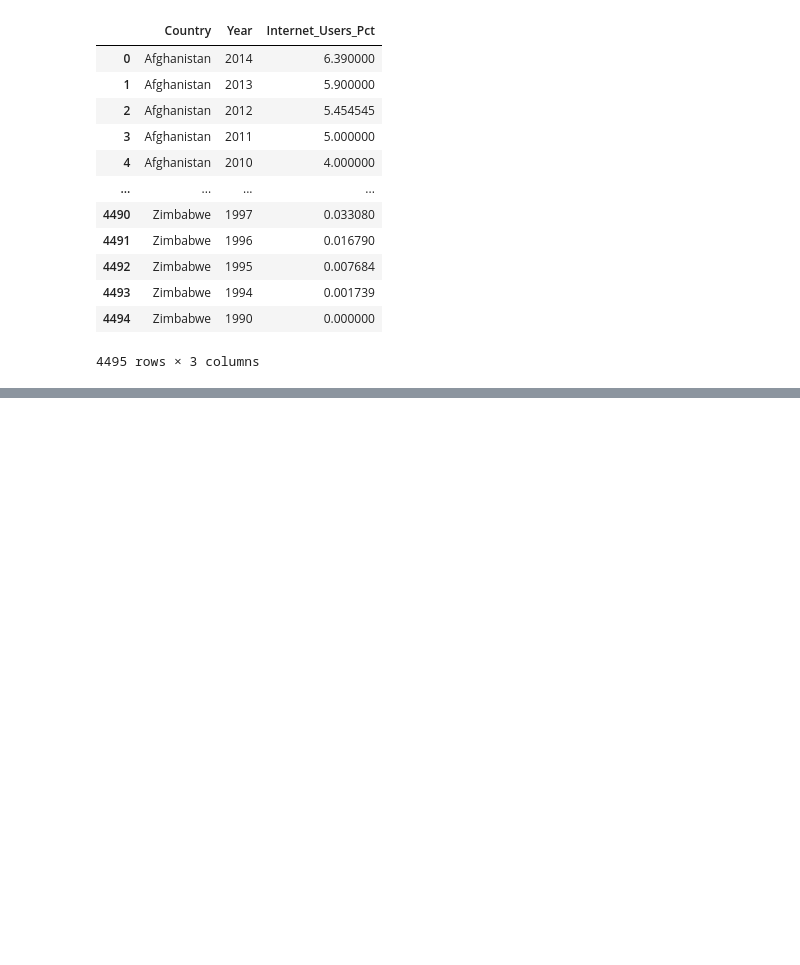
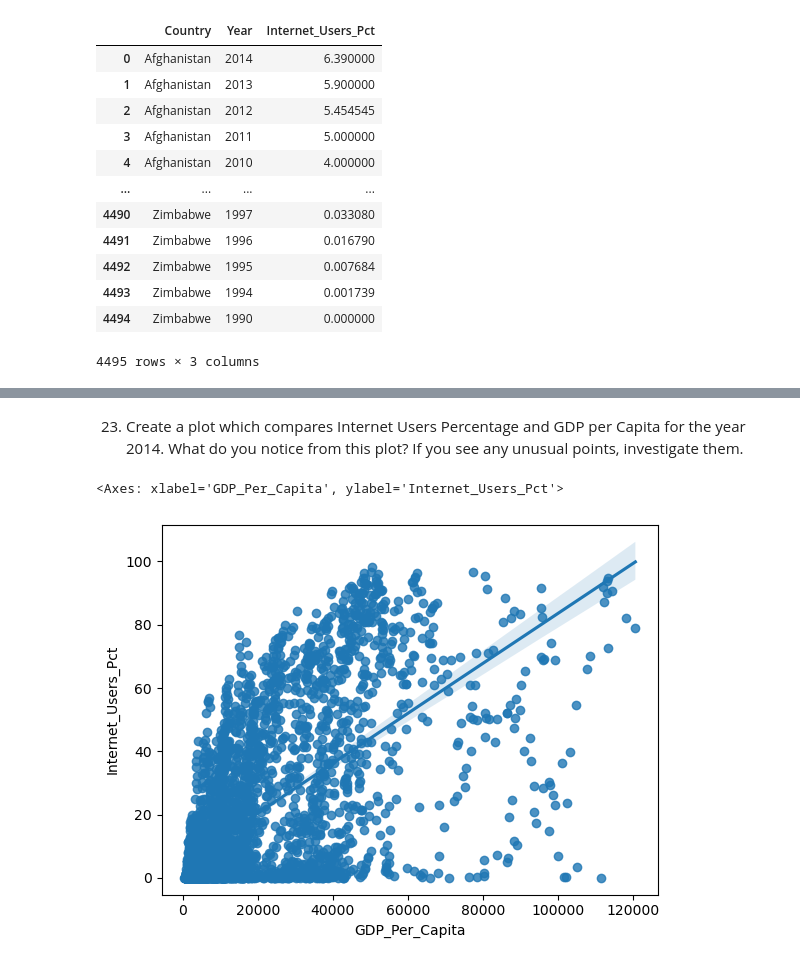
Before and after one commit to Fozeyasaid/un-project-Fozeyasaid, a Jupyter notebook: notebook/UN_project.ipynb, the cells around one changed output, grey strips where cells are left out. Saved outputs shown, nothing was run; the diff lists cells and outputs as text; code cells hidden in the pictures; blank space fills up the shorter version.

```diff
--- a/notebook/UN_project.ipynb
+++ b/notebook/UN_project.ipynb
@@ -856,0 +680,7 @@ gdp_and_internet_use.loc[gdp_and_internet_use['Year'] == 2014].sort_values(by =
+# %% [markdown]
+23. Create a plot which compares Internet Users Percentage and GDP per Capita for the year 2014. What do you notice from this plot? If you see any unusual points, investigate them.
+# %%
+sns.regplot(x= gdp_and_internet_use["GDP_Per_Capita"], y= gdp_and_internet_use["Internet_Users_Pct"])
+# %% [output]
+<Axes: xlabel='GDP_Per_Capita', ylabel='Internet_Users_Pct'>
+[figure, added]
```
Also changed, not shown: parts of 63 cells of this notebook.
